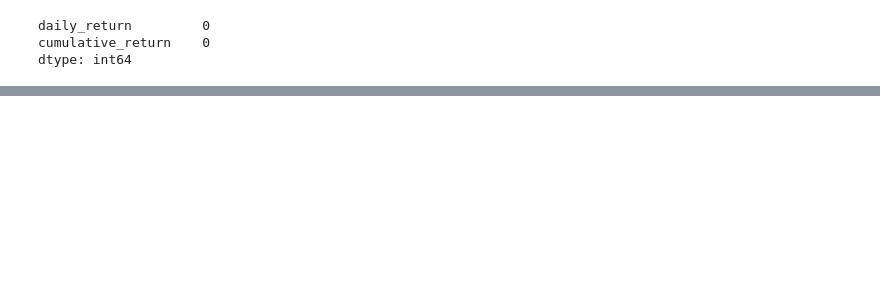
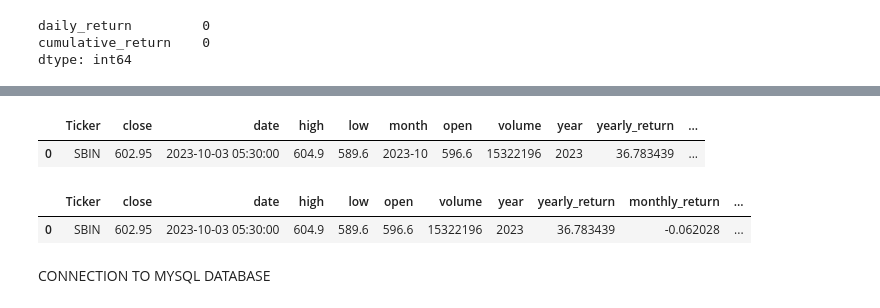
Before and after one commit to viswakimi/Data-Driven-Stock-Analysis, a Jupyter notebook: Stock_data_analysis.ipynb, the cells around one changed output, grey strips where cells are left out. Drawn from its saved outputs; the diff is of its cells as text; code cells hidden in the pictures; blank space fills up the shorter version.

```diff
--- a/Stock_data_analysis.ipynb
+++ b/Stock_data_analysis.ipynb
@@ -296,0 +380,5 @@ merged_data.shape
+# %%
+df1.head(1)
+# %% [output]
+|  | Ticker | close | date | high | low | month | open | volume | year | yearly_return | ... |
+| 0 | SBIN | 602.95 | 2023-10-03 05:30:00 | 604.9 | 589.6 | 2023-10 | 596.6 | 15322196 | 2023 | 36.783439 | ... |
@@ -296,0 +390,5 @@ merged_data.shape
+# %%
+df1.head(1)
+# %% [output]
+|  | Ticker | close | date | high | low | open | volume | year | yearly_return | monthly_return | ... |
+| 0 | SBIN | 602.95 | 2023-10-03 05:30:00 | 604.9 | 589.6 | 596.6 | 15322196 | 2023 | 36.783439 | -0.062028 | ... |
@@ -297,3 +397,5 @@ merged_data.shape
+# %% [markdown]
+CONNECTION TO MYSQL DATABASE
 # %%
 import pandas as pd
 import pymysql
```
Also changed, not shown: parts of 46 cells of this notebook, 9 other files.
